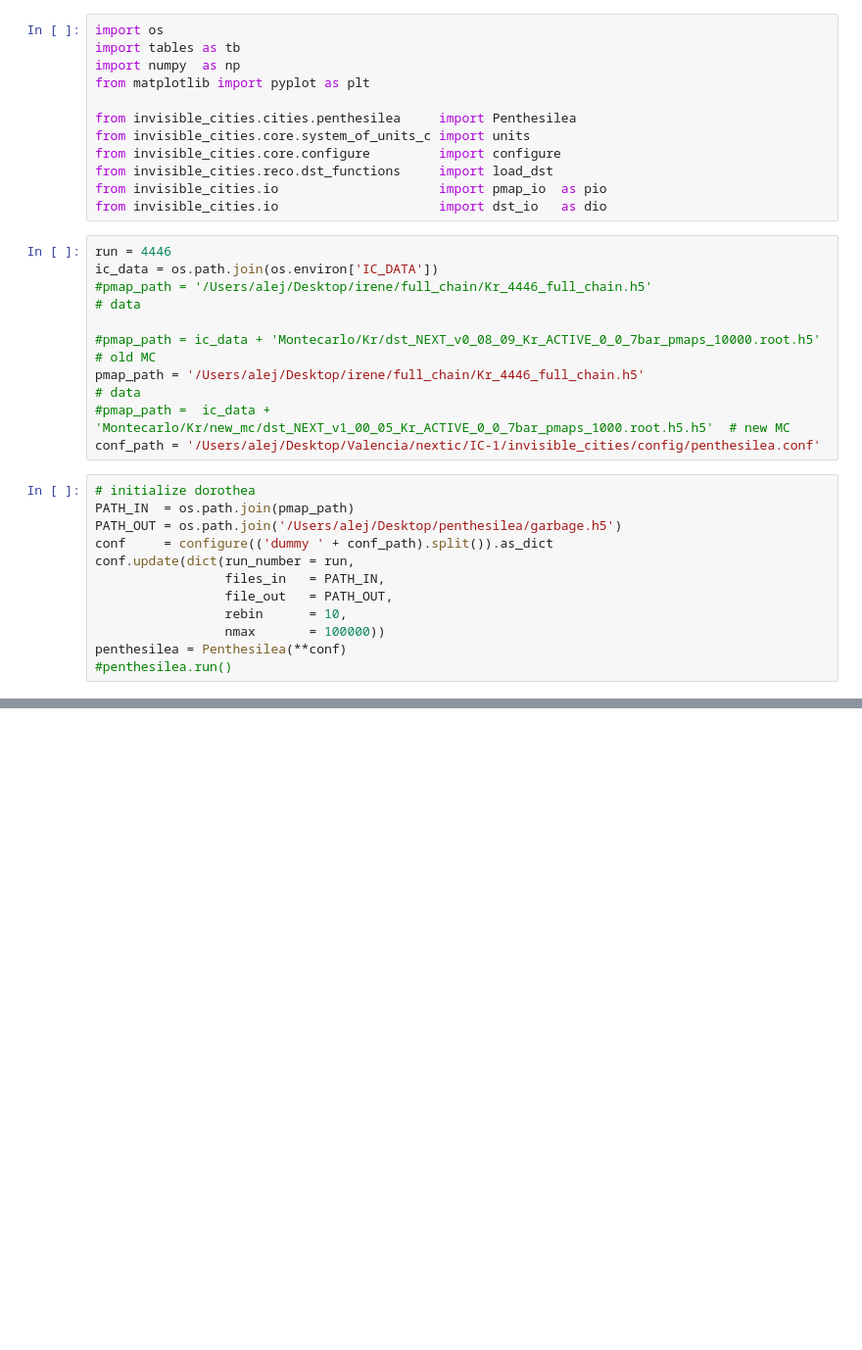
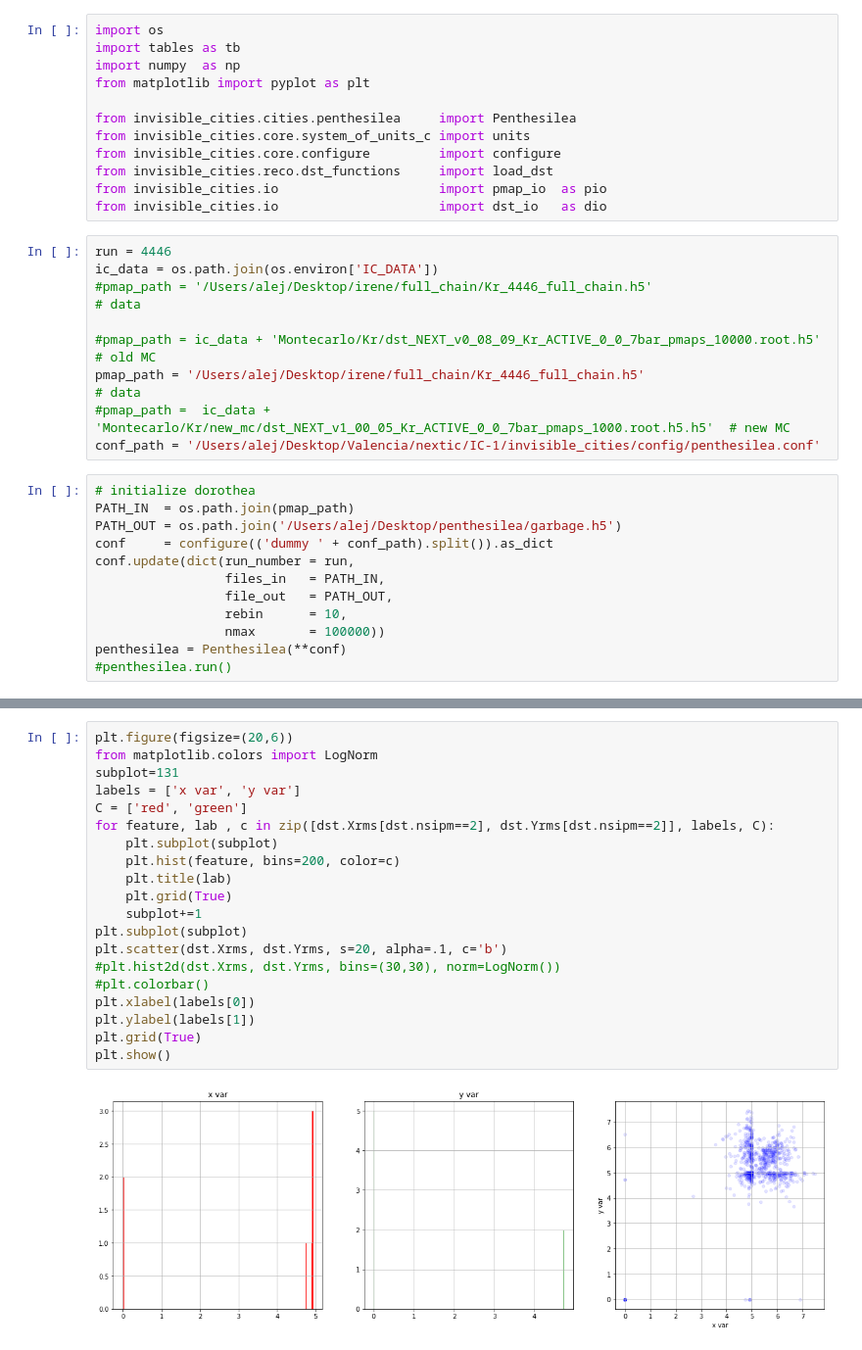
Before and after one commit to abotas/ICARO, a Jupyter notebook: icaro/marco_polo/penthesilea_monitor_Kr_4446_ab.ipynb, the cells around one changed output, grey strips where cells are left out. Shown at 98% size. Drawn from its saved outputs; the diff is of its cells as text; blank space fills up the shorter version.

```diff
--- a/icaro/marco_polo/penthesilea_monitor_Kr_4446_ab.ipynb
+++ b/icaro/marco_polo/penthesilea_monitor_Kr_4446_ab.ipynb
@@ -126,3 +145,25 @@ plt.show()
+# %%
+plt.figure(figsize=(20,6))
+from matplotlib.colors import LogNorm
+subplot=131
+labels = ['x var', 'y var']
+C = ['red', 'green']
+for feature, lab , c in zip([dst.Xrms[dst.nsipm==2], dst.Yrms[dst.nsipm==2]], labels, C):
+    plt.subplot(subplot)
+    plt.hist(feature, bins=200, color=c)
+    plt.title(lab)
+    plt.grid(True)
+    subplot+=1
+plt.subplot(subplot)
+plt.scatter(dst.Xrms, dst.Yrms, s=20, alpha=.1, c='b')
+#plt.hist2d(dst.Xrms, dst.Yrms, bins=(30,30), norm=LogNorm())
+#plt.colorbar()
+plt.xlabel(labels[0])
+plt.ylabel(labels[1])
+plt.grid(True)
+plt.show()
+# %% [output]
+[figure, added]
 # %%
 plt.figure(figsize=(8,4))
 plt.hist(dst.nsipm, bins=range(0, dst.nsipm.max() + 1), color='red', alpha=.6)
```
Also changed, not shown: parts of 13 cells of this notebook, 4 other files.
